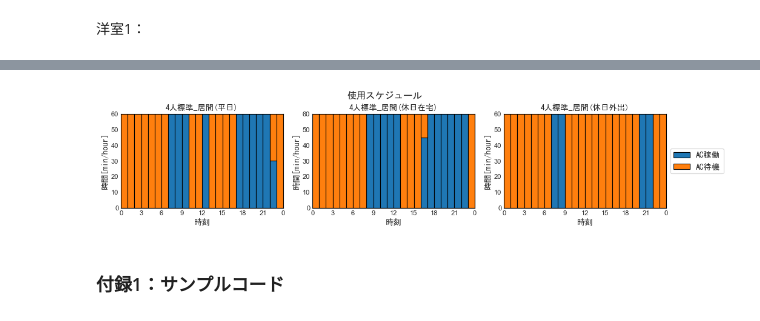
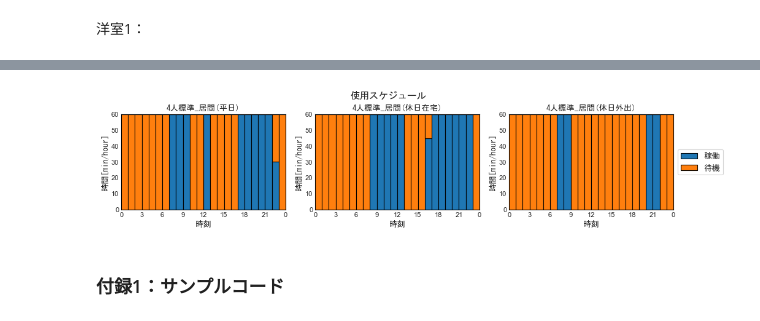
Before and after one commit to HiromiHabara/Jiritsu-EnergyUseOfApp, a Jupyter notebook: television.ipynb, the cells around one changed output, grey strips where cells are left out. Cells and saved outputs as stored; diff of their text form; code cells hidden in the pictures.

```diff
--- a/television.ipynb
+++ b/television.ipynb
@@ -442,12 +438,12 @@ def plot_hourly_bar_chart(fig_title, y_value_sets, schedule_name, app_status_typ
 # %%
 # 機器使用スケジュールの確認
 plot_hourly_bar_chart('使用スケジュール',
                       Schedule['LivingRoom'],
                       '4人標準_居間',
-                      {'opg':'AC稼働', 'sby':'AC待機'},
+                      {'opg':'稼働', 'sby':'待機'},
                        '時間[min/hour]', 0, 60, 10, 1/60)
 # %% [output]
-[figure, old version]
+[figure, new version]
 # %% [markdown]
 ### 付録1：サンプルコード
 # %% [markdown]
```
Also changed, not shown: parts of 38 cells of this notebook, 3 other files.
